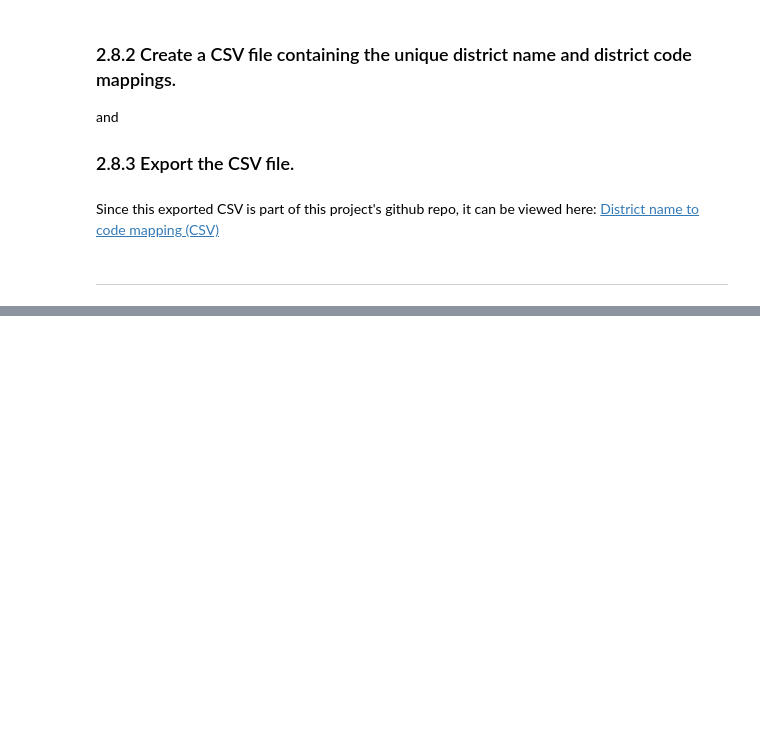
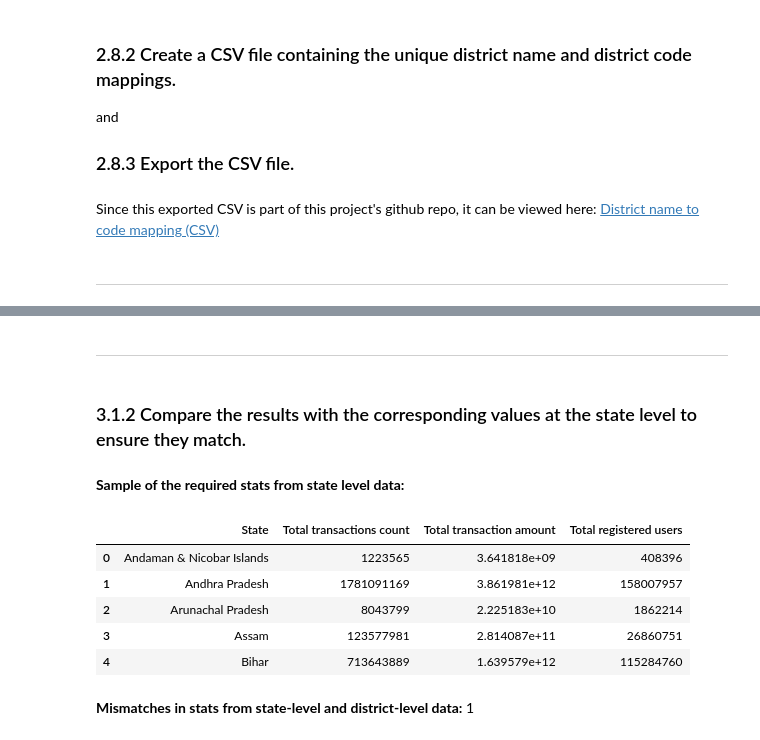
Before and after one commit to chetanchandel31/da_phone_pe, a Jupyter notebook: notebooks/01_phone_pe_analysis.ipynb, the cells around one changed output, grey strips where cells are left out. Drawn from its saved outputs; the diff is of its cells as text; code cells hidden in the pictures; blank space fills up the shorter version.

```diff
--- a/notebooks/01_phone_pe_analysis.ipynb
+++ b/notebooks/01_phone_pe_analysis.ipynb
@@ -1085,0 +1119,50 @@ Since this exported CSV is part of this project's github repo, it can be viewed
+# %% [markdown]
+---
+# %% [markdown]
+### 3.1.2 Compare the results with the corresponding values at the state level to ensure they match.
+# %%
+df = dfs["state_txn_users"]
+
+df_state_stats_from_state_transactions = (
+    df.groupby("State")[["Transactions", "Amount (INR)", "Registered Users"]]
+    .sum()
+    .rename(columns=dict_renamed_cols)
+    .reset_index()
+    .sort_values(by="State", ascending=True)
+)
+display(Markdown("**Sample of the required stats from state level data:**"))
+display(df_state_stats_from_state_transactions.head(5))
+
+mask_state_district_difference = (
+    (
+        df_state_stats_from_state_transactions["State"]
+        != df_state_stats_from_district_transactions["State"]
+    )
+    | (
+        df_state_stats_from_state_transactions["Total transactions count"]
+        != df_state_stats_from_district_transactions["Total transactions count"]
+    )
+    | (
+        df_state_stats_from_state_transactions["Total transaction amount"].round(1)
+        != df_state_stats_from_district_transactions["Total transaction amount"].round(1)
+    )
+    | (
+        df_state_stats_from_state_transactions["Total registered users"]
+        != df_state_stats_from_district_transactions["Total registered users"]
+    )
+)
+
+display(
+    Markdown(
+        f"**Mismatches in stats from state-level and district-level data:** {mask_state_district_difference.sum()}"
+    )
+)
+# %% [output]
+**Sample of the required stats from state level data:**
+|  | State | Total transactions count | Total transaction amount | Total registered users |
+| 0 | Andaman & Nicobar Islands | 1223565 | 3.641818e+09 | 408396 |
+| 1 | Andhra Pradesh | 1781091169 | 3.861981e+12 | 158007957 |
+| 2 | Arunachal Pradesh | 8043799 | 2.225183e+10 | 1862214 |
+| 3 | Assam | 123577981 | 2.814087e+11 | 26860751 |
+| 4 | Bihar | 713643889 | 1.639579e+12 | 115284760 |
+**Mismatches in stats from state-level and district-level data:** 1
```
Also changed, not shown: parts of 10 cells of this notebook.
